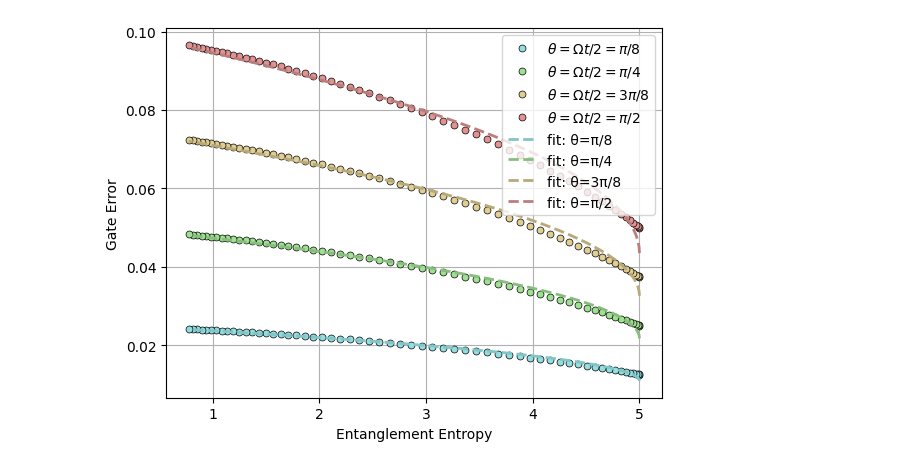
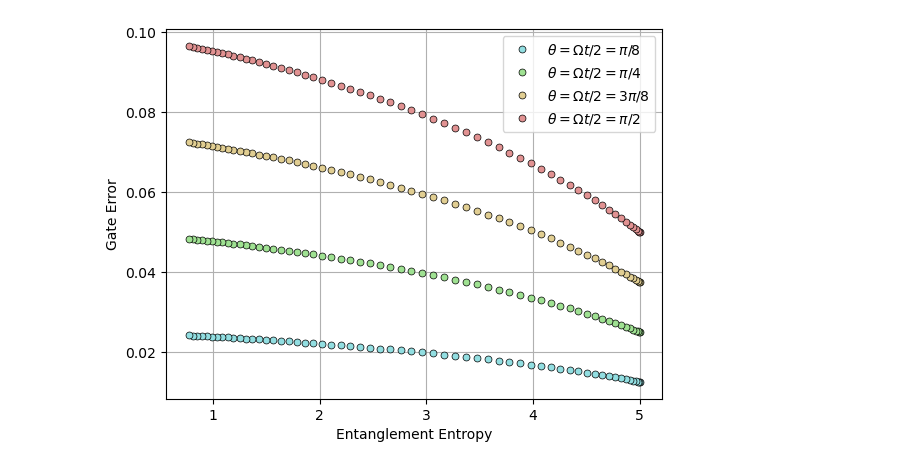
Before and after one commit to minidas/Entanglement-Induced-Resilience-of-Quantum-Dynamics, a Jupyter notebook: Quantum_dot_2D.ipynb, the cells around one changed output. Cells and saved outputs as stored; diff of their text form; code cells hidden in the pictures.

```diff
--- a/Quantum_dot_2D.ipynb
+++ b/Quantum_dot_2D.ipynb
@@ -79,42 +79,42 @@ for temperature in tqdm(range(60)):
 import matplotlib.pyplot as plt
 from scipy.optimize import curve_fit
 def error_vs_entropy(t,a,b):
-    return a*np.power(5-t,0.5)+b
+    return a*np.power(5.01-t,0.5)+b
 error_plot_list=[]
 for i in range(4):
     error_plot_list.append(np.array(error_list)[:,i+1])
 fit_line1 = []
 popt, pcov = curve_fit(error_vs_entropy, entropy_list, error_plot_list[0], p0=[0.01, 0.01])
 fit_line1 = error_vs_entropy(np.array(entropy_list), *popt)
 
 fit_line2 = []
 popt, pcov = curve_fit(error_vs_entropy, entropy_list, error_plot_list[1], p0=[0.01, 0.01])
 fit_line2 = error_vs_entropy(np.array(entropy_list), *popt)
 
 fit_line3 = []
 popt, pcov = curve_fit(error_vs_entropy, entropy_list, error_plot_list[2], p0=[0.01, 0.01])
 fit_line3 = error_vs_entropy(np.array(entropy_list), *popt)
 
 fit_line4 = []
 popt, pcov = curve_fit(error_vs_entropy, entropy_list, error_plot_list[3], p0=[0.01, 0.01])
 fit_line4 = error_vs_entropy(np.array(entropy_list), *popt)
 plt.plot(entropy_list,np.array(error_list)[:,1],color='0.3', marker='o', markersize=5, mfc="#92dee1", mec='k', linestyle='', markeredgewidth=0.5,label=r'$\theta=\Omega t/2=\pi/8$')
 plt.plot(entropy_list,np.array(error_list)[:,2],color='0.3', marker='o', markersize=5, mfc="#9fe192", mec='k', linestyle='', markeredgewidth=0.5,label=r'$\theta=\Omega t/2=\pi/4$')
 plt.plot(entropy_list,np.array(error_list)[:,3],color='0.3', marker='o', markersize=5, mfc="#e1ce92", mec='k', linestyle='', markeredgewidth=0.5,label=r'$\theta=\Omega t/2=3\pi/8$')
 plt.plot(entropy_list,np.array(error_list)[:,4],color='0.3', marker='o', markersize=5, mfc="#e19292", mec='k', linestyle='', markeredgewidth=0.5,label=r'$\theta=\Omega t/2=\pi/2$')
-plt.plot(entropy_list,fit_line1,color="#82c5c7", linestyle='--', label='fit: θ=π/8',linewidth=2)
-plt.plot(entropy_list,fit_line2,color="#88be7d", linestyle='--', label='fit: θ=π/4',linewidth=2)
-plt.plot(entropy_list,fit_line3,color="#b8a978", linestyle='--', label='fit: θ=3π/8',linewidth=2)
-plt.plot(entropy_list,fit_line4,color="#be7d7d", linestyle='--', label='fit: θ=π/2',linewidth=2)
+# plt.plot(entropy_list,fit_line1,color="#82c5c7", linestyle='--', label='fit: θ=π/8',linewidth=2)
+# plt.plot(entropy_list,fit_line2,color="#88be7d", linestyle='--', label='fit: θ=π/4',linewidth=2)
+# plt.plot(entropy_list,fit_line3,color="#b8a978", linestyle='--', label='fit: θ=3π/8',linewidth=2)
+# plt.plot(entropy_list,fit_line4,color="#be7d7d", linestyle='--', label='fit: θ=π/2',linewidth=2)
 
 # plt.plot(entropy_list,np.array(error_list)[:,2],color='0.3', marker='o', markersize=5, mfc='#f7c6c2', mec='k', linestyle='', markeredgewidth=0.5,label='t=1.0')
 # plt.plot(entropy_list,np.array(error_list)[:,1],color='0.3', marker='o', markersize=5, mfc='#fcd0cb', mec='k', linestyle='', markeredgewidth=0.5,label='t=0.5')
 plt.xlabel('Entanglement Entropy')
 plt.ylabel('Gate Error')
 # plt.title('Quantum Dot')
 plt.legend(loc=1)
 plt.grid()
 plt.savefig('./Figures/QD_entropy_error_2D.pdf',bbox_inches='tight',dpi=600)
 plt.show()
 # %% [output]
-[figure, old version]
+[figure, new version]
```
Also changed, not shown: 5 other files.
